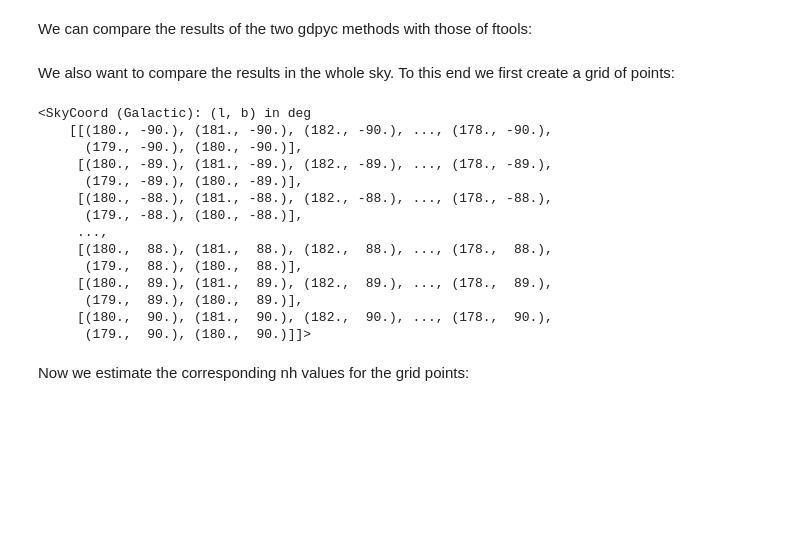
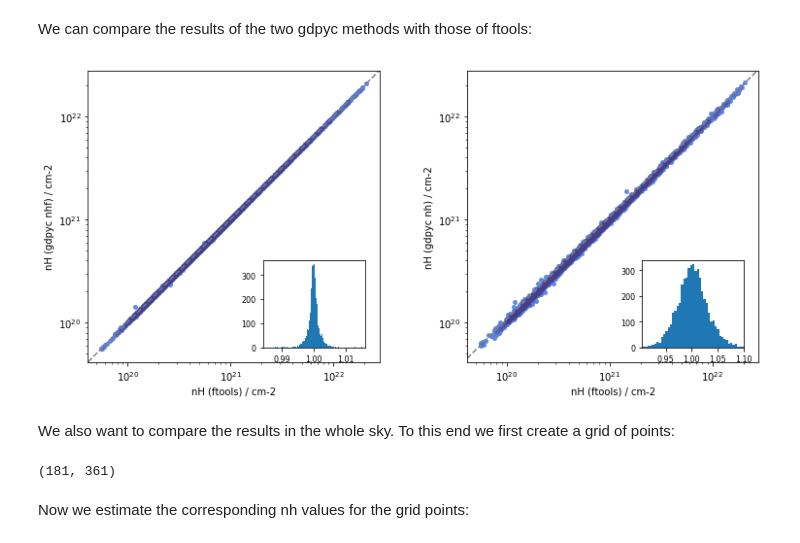
Before and after one commit to ruizca/gdpyc, a Jupyter notebook: docs/nh_comparison.ipynb, the cells around one changed output. Drawn from its saved outputs; the diff is of its cells as text; code cells hidden in the pictures; blank space fills up the shorter version.

Commit message:
Update jupyter notebook and images

```diff
--- a/docs/nh_comparison.ipynb
+++ b/docs/nh_comparison.ipynb
@@ -98,46 +101,48 @@ plt.ylabel('nH (gdpyc nhf) / cm-2')
 # We add an inset plot with the distribution
 # of nh ratios (gdpyc/ftools values)
 ratio = nh_gdpyc_nhf.value/nh_ftools
-ratio_mean = ratio.mean()
-ratio_std = ratio.std()
+ratio_mean = ratio[ratio > 0].mean()
+ratio_std = ratio[ratio > 0].std()
 
 iax = inset_axes(ax, width="35%", height="30%", loc=4, borderpad=1.5)
-iax.hist(ratio, bins='auto')
+iax.hist(ratio[ratio > 0], bins='auto')
 iax.tick_params('both', labelsize=8)
 iax.set_xlim(ratio_mean - 3*ratio_std, ratio_mean + 3*ratio_std)
 
 
 # nh_ftools vs nh_gdpyc_nh
 ax = plt.subplot(122, aspect='equal')
 plt.loglog(nh_ftools, nh_gdpyc_nh, marker='o',
            markerfacecolor='CornflowerBlue', markeredgecolor='None',
            markersize=5, linestyle='None')
 plt.loglog(nh_ftools, nh_gdpyc_nh, marker='o', alpha=0.1,
            markerfacecolor='DarkSlateBlue', markeredgecolor='None',
            markersize=5, linestyle='None')
 
 xmin, xmax = ax.get_xlim()
 ymin, ymax = ax.get_ylim()
 plt.plot([xmin, xmax], [ymin, ymax], linestyle='--', color='gray')
 
 plt.xlim(xmin, xmax)
 plt.ylim(xmin, xmax)
 plt.xlabel('nH (ftools) / cm-2')
 plt.ylabel('nH (gdpyc nh) / cm-2')
 
 # We add an inset plot with the distribution
 # of nh ratios (gdpyc/ftools values)
 ratio = nh_gdpyc_nh.value/nh_ftools
-ratio_mean = ratio.mean()
-ratio_std = ratio.std()
+ratio_mean = ratio[ratio > 0].mean()
+ratio_std = ratio[ratio > 0].std()
 
 iax = inset_axes(ax, width="35%", height="30%", loc=4, borderpad=1.5)
-iax.hist(ratio, bins='auto')
+iax.hist(ratio[ratio > 0], bins='auto')
 iax.tick_params('both', labelsize=8)
 iax.set_xlim(ratio_mean - 3*ratio_std, ratio_mean + 3*ratio_std)
 
 plt.tight_layout()
 plt.savefig('images/nh_ftools_vs_gdpyc.png')
+# %% [output]
+[figure, added]
 # %% [markdown]
 We also want to compare the results in the whole sky. To this end we first create a grid of points:
 # %%
@@ -146,22 +151,9 @@ lon = np.linspace(-np.pi, np.pi, num=nlon)
 lat = np.linspace(-np.pi/2., np.pi/2., num=nlat)
 grid_lon, grid_lat = np.meshgrid(lon, lat)
 coords = SkyCoord(l=grid_lon, b=grid_lat, unit='rad', frame='galactic')
-print(coords)
+print(coords.shape)
 # %% [output]
-<SkyCoord (Galactic): (l, b) in deg
-    [[(180., -90.), (181., -90.), (182., -90.), ..., (178., -90.),
-      (179., -90.), (180., -90.)],
-     [(180., -89.), (181., -89.), (182., -89.), ..., (178., -89.),
-      (179., -89.), (180., -89.)],
-     [(180., -88.), (181., -88.), (182., -88.), ..., (178., -88.),
-      (179., -88.), (180., -88.)],
-     ...,
-     [(180.,  88.), (181.,  88.), (182.,  88.), ..., (178.,  88.),
-      (179.,  88.), (180.,  88.)],
-     [(180.,  89.), (181.,  89.), (182.,  89.), ..., (178.,  89.),
-      (179.,  89.), (180.,  89.)],
-     [(180.,  90.), (181.,  90.), (182.,  90.), ..., (178.,  90.),
-      (179.,  90.), (180.,  90.)]]>
+(181, 361)
 # %% [markdown]
 Now we estimate the corresponding nh values for the grid points:
 # %%
```
Also changed, not shown: parts of 3 cells of this notebook, 3 other files.
